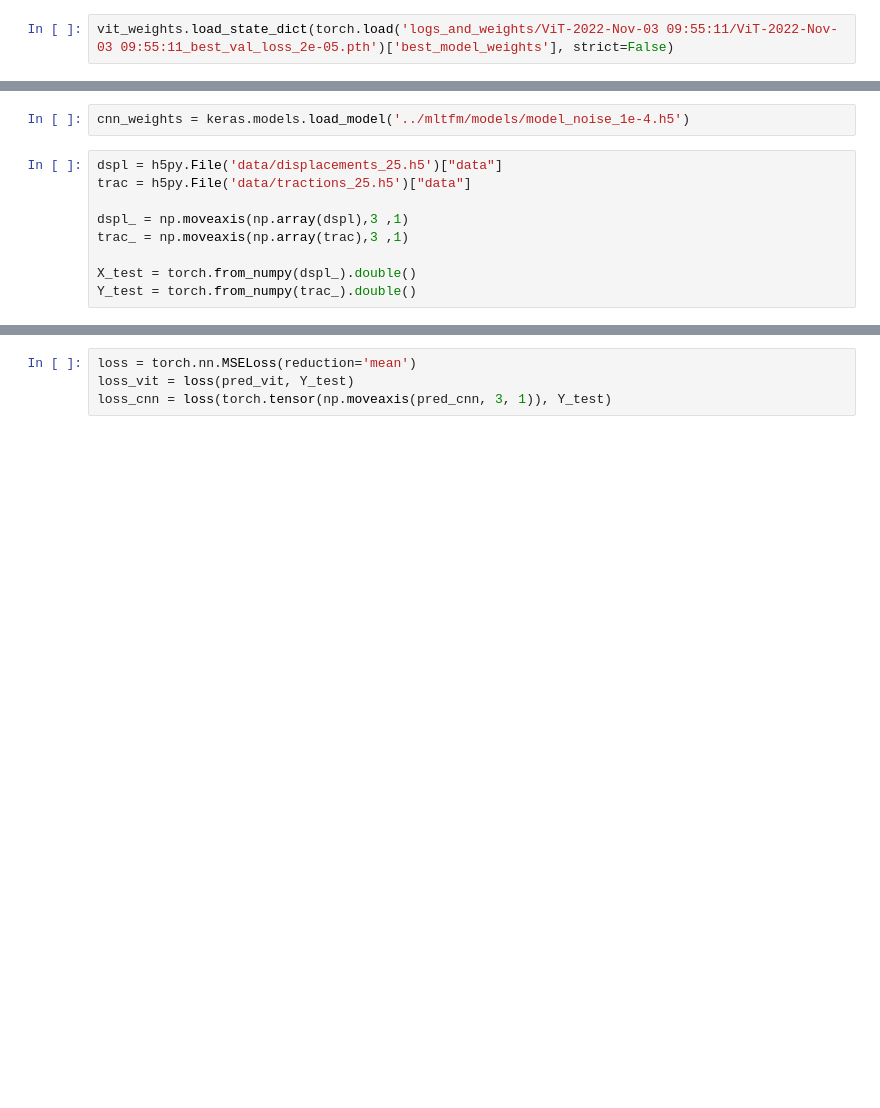
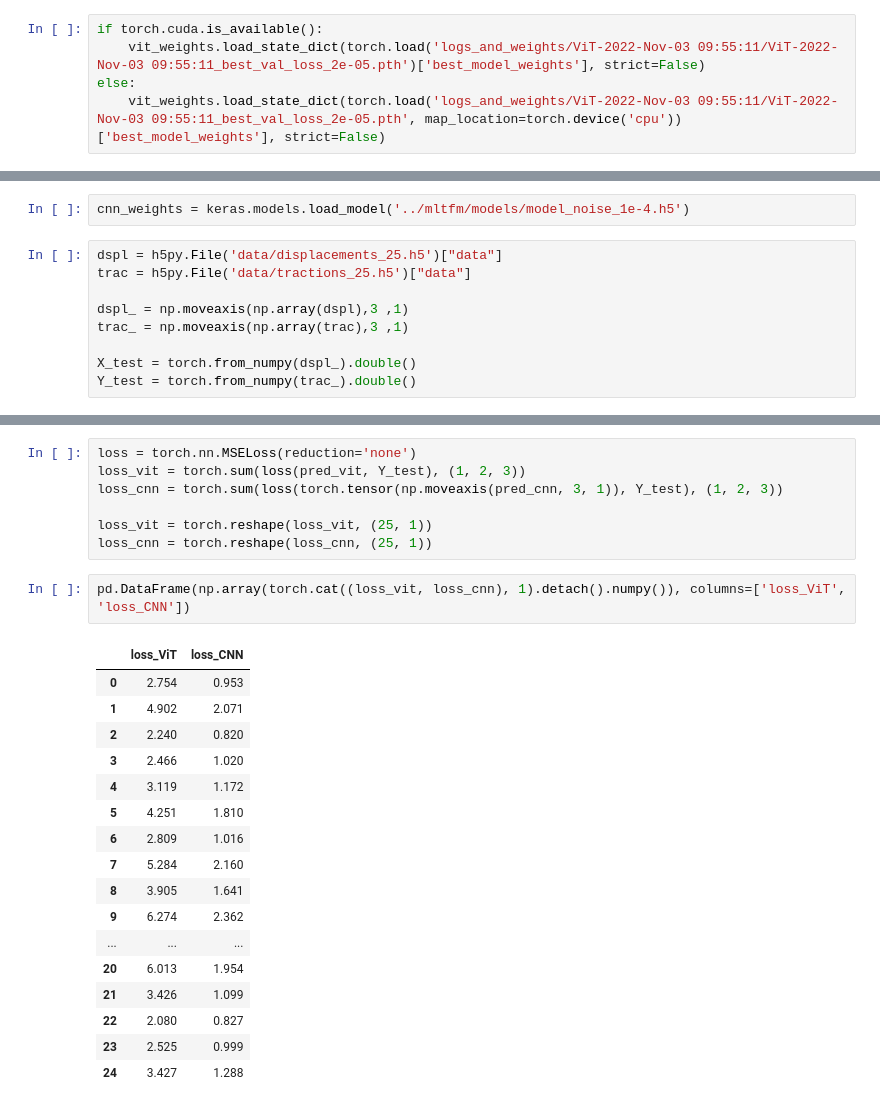
Before and after one commit to alo996/UQ_DL-TFM, a Jupyter notebook: ViT-TFM/Sanity check.ipynb, the cells around one changed output, grey strips where cells are left out. Cells and saved outputs as stored; diff of their text form; blank space fills up the shorter version.

```diff
--- a/ViT-TFM/Sanity check.ipynb
+++ b/ViT-TFM/Sanity check.ipynb
@@ -41,4 +61,7 @@ Running on device: cuda
 # %%
 vit_weights = vit.VisionTransformer(dspl_size=104, patch_size=8, embed_dim=128, depth=12, n_heads=8, mlp_ratio=4.,p=0., attn_p=0.,drop_path=0).double()
 # %%
-vit_weights.load_state_dict(torch.load('logs_and_weights/ViT-2022-Nov-03 09:55:11/ViT-2022-Nov-03 09:55:11_best_val_loss_2e-05.pth')['best_model_weights'], strict=False)
+if torch.cuda.is_available():
+    vit_weights.load_state_dict(torch.load('logs_and_weights/ViT-2022-Nov-03 09:55:11/ViT-2022-Nov-03 09:55:11_best_val_loss_2e-05.pth')['best_model_weights'], strict=False)
+else:
+    vit_weights.load_state_dict(torch.load('logs_and_weights/ViT-2022-Nov-03 09:55:11/ViT-2022-Nov-03 09:55:11_best_val_loss_2e-05.pth', map_location=torch.device('cpu'))['best_model_weights'], strict=False)
@@ -64,7 +85,30 @@ WARNING:tensorflow:Keras is training/fitting/evaluating on array-like data. Kera
 # %%
-loss = torch.nn.MSELoss(reduction='mean')
-loss_vit = loss(pred_vit, Y_test)
-loss_cnn = loss(torch.tensor(np.moveaxis(pred_cnn, 3, 1)), Y_test)
+loss = torch.nn.MSELoss(reduction='none')
+loss_vit = torch.sum(loss(pred_vit, Y_test), (1, 2, 3))
+loss_cnn = torch.sum(loss(torch.tensor(np.moveaxis(pred_cnn, 3, 1)), Y_test), (1, 2, 3))
+
+loss_vit = torch.reshape(loss_vit, (25, 1))
+loss_cnn = torch.reshape(loss_cnn, (25, 1))
+# %%
+pd.DataFrame(np.array(torch.cat((loss_vit, loss_cnn), 1).detach().numpy()), columns=['loss_ViT', 'loss_CNN'])
+# %% [output]
+|  | loss_ViT | loss_CNN |
+| 0 | 2.754 | 0.953 |
+| 1 | 4.902 | 2.071 |
+| 2 | 2.240 | 0.820 |
+| 3 | 2.466 | 1.020 |
+| 4 | 3.119 | 1.172 |
+| 5 | 4.251 | 1.810 |
+| 6 | 2.809 | 1.016 |
+| 7 | 5.284 | 2.160 |
+| 8 | 3.905 | 1.641 |
+| 9 | 6.274 | 2.362 |
+| ... | ... | ... |
+| 20 | 6.013 | 1.954 |
+| 21 | 3.426 | 1.099 |
+| 22 | 2.080 | 0.827 |
+| 23 | 2.525 | 0.999 |
+| 24 | 3.427 | 1.288 |
 # %%
 get_ipython().run_line_magic('matplotlib', 'notebook')
 
```
Also changed, not shown: parts of 13 cells of this notebook.
